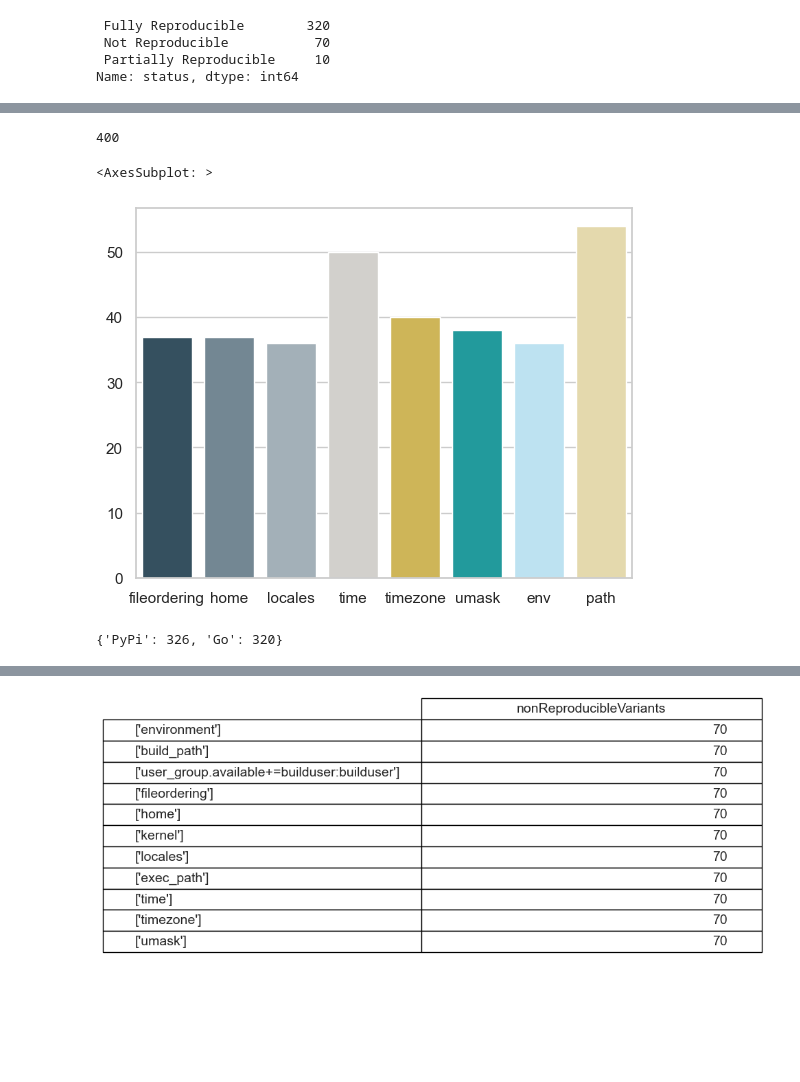
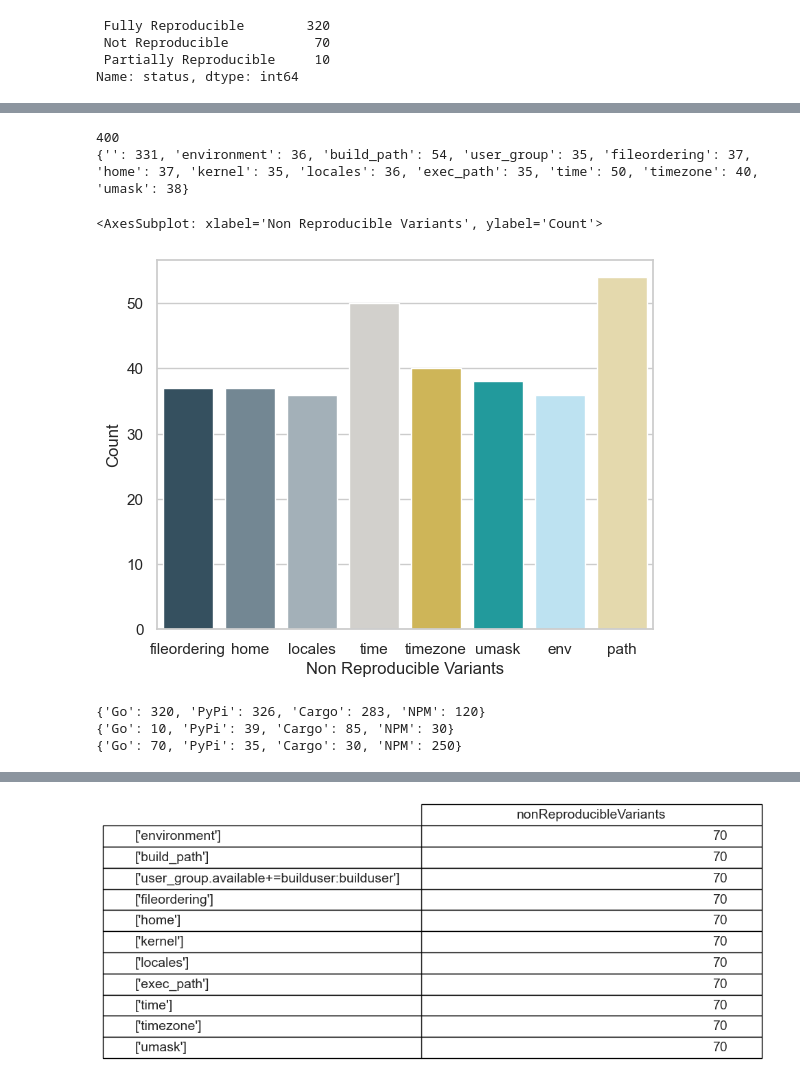
Before and after one commit to DEVSOG12/mavenRepoTest, a Jupyter notebook: analyzingData/index.ipynb, the cells around one changed output, grey strips where cells are left out. Saved outputs shown, nothing was run; the diff lists cells and outputs as text; code cells hidden in the pictures; blank space fills up the shorter version.

```diff
--- a/analyzingData/index.ipynb
+++ b/analyzingData/index.ipynb
@@ -244,56 +280,95 @@ for i in dataframe['nonReproducibleVariants']:
     c += 1
     for j in i:
         if j.strip() in dist:
             dist[j.strip()] += 1
         else:
             dist[j.strip()] = 1
 
+
+
 print(c)
-# print(dist)
+print(dist)
 # Remove builduser:builduser+=user_group.available
 # dist.pop('user_group.available+=builduser:builduser', None)
 dist.pop('', None)
 # print(dist)
 
 # Show significant variants: > 35
 dist = {k: v for k, v in dist.items() if v > 35}
 # Replace environment with env
 dist['env'] = dist.pop('environment', None)
 dist['path'] = dist.pop('build_path', None)
 
+# Show one 5 variants (len(chars))
+# dist = {k: v for k, v in dist.items() if len(k) > 5}
+
 # Colors
 colors = ["#2E5266", "#6E8898", "#9FB1BC", "#D3D0CB", "#E2C044", "#0EADB0","#B4E6FA", "#EDDEA4" ]
 
 sns.set_palette(sns.color_palette(colors))
 
+# x labels and y labels
+# sns.set(font_scale=1.5)
+# sns.set_style("whitegrid", {'axes.grid' : False})
+# plt.figure(figsize=(20, 10))
+plt.xlabel('Non Reproducible Variants')
+plt.ylabel('Count')
+
+
 
 
 
 sns.barplot(x=list(dist.keys()), y=list(dist.values()))
 # %% [output]
 400
+{'': 331, 'environment': 36, 'build_path': 54, 'user_group': 35, 'fileordering': 37, 'home': 37, 'kernel': 35, 'locales': 36, 'exec_path': 35, 'time': 50, 'timezone': 40, 'umask': 38}
-<AxesSubplot: >
+<AxesSubplot: xlabel='Non Reproducible Variants', ylabel='Count'>
-[figure, old version]
+[figure, new version]
 # %%
 reproCount = {}
-
+pareproCount = {}
+noreproCount = {}
 # PyPi 400
-reproCount['PyPi'] = dataframe.loc[dataframe['status'].str.strip() == 'Fully Reproducible']['status'].count()
-
-# Add packages only have nonReproducibleVariants of umask and user_group
-l = dataframe.loc[dataframe['status'].str.strip() == 'Partially Reproducible']
-
-for i in range(len(l)):
-    if l.iloc[i]['nonReproducibleVariants'].strip() == "['user_group.available+=builduser:builduser'; 'umask']":
-        reproCount['PyPi'] += 1
+# reproCount['PyPi'] = dataframe.loc[dataframe['status'].str.strip() == 'Fully Reproducible']['status'].count()
+#
+# # Add packages only have nonReproducibleVariants of umask and user_group
+# l = dataframe.loc[dataframe['status'].str.strip() == 'Partially Reproducible']
+#
+# for i in range(len(l)):
+#     if l.iloc[i]['nonReproducibleVariants'].strip() == "['user_group.available+=builduser:builduser'; 'umask']":
+#         reproCount['PyPi'] += 1
 
 
 
 
 # Go 400
 reproCount['Go'] = goDataframe.loc[goDataframe['status'].str.strip() == 'Fully Reproducible']['status'].count()
+pareproCount['Go'] = goDataframe.loc[goDataframe['status'].str.strip() == 'Partially Reproducible']['status'].count()
+noreproCount['Go'] = goDataframe.loc[goDataframe['status'].str.strip() == 'Not Reproducible']['status'].count()
+
+reproCount['PyPi'] = dataframe.loc[dataframe['status'].str.strip() == 'Fully Reproducible']['status'].count()
+pareproCount['PyPi'] = dataframe.loc[dataframe['status'].str.strip() == 'Partially Reproducible']['status'].count()
+noreproCount['PyPi'] = dataframe.loc[dataframe['status'].str.strip() == 'Not Reproducible']['status'].count()
+
+reproCount['Cargo'] = cargoDf.loc[cargoDf['status'].str.strip() == 'Fully Reproducible']['status'].count()
+pareproCount['Cargo'] = cargoDf.loc[cargoDf['status'].str.strip() == 'Partially Reproducible']['status'].count()
+noreproCount['Cargo'] = cargoDf.loc[cargoDf['status'].str.strip() == 'Not Reproducible']['status'].count()
+
+reproCount['Cargo'] = int((reproCount['Cargo'] / (230) * 400).round())
+pareproCount['Cargo'] = int((pareproCount['Cargo'] / (230) * 400).round())
+noreproCount['Cargo'] = int((noreproCount['Cargo'] / (230) * 400).round())
+
+reproCount['NPM'] = 120
+pareproCount['NPM'] = 30
+noreproCount['NPM'] = 400 - (reproCount['NPM'] + pareproCount['NPM'])
+
+
 
 
 print(reproCount)
+print(pareproCount)
+print(noreproCount)
 # %% [output]
-{'PyPi': 326, 'Go': 320}
+{'Go': 320, 'PyPi': 326, 'Cargo': 283, 'NPM': 120}
+{'Go': 10, 'PyPi': 39, 'Cargo': 85, 'NPM': 30}
+{'Go': 70, 'PyPi': 35, 'Cargo': 30, 'NPM': 250}
```
Also changed, not shown: parts of 9 cells of this notebook, 9 other files.
